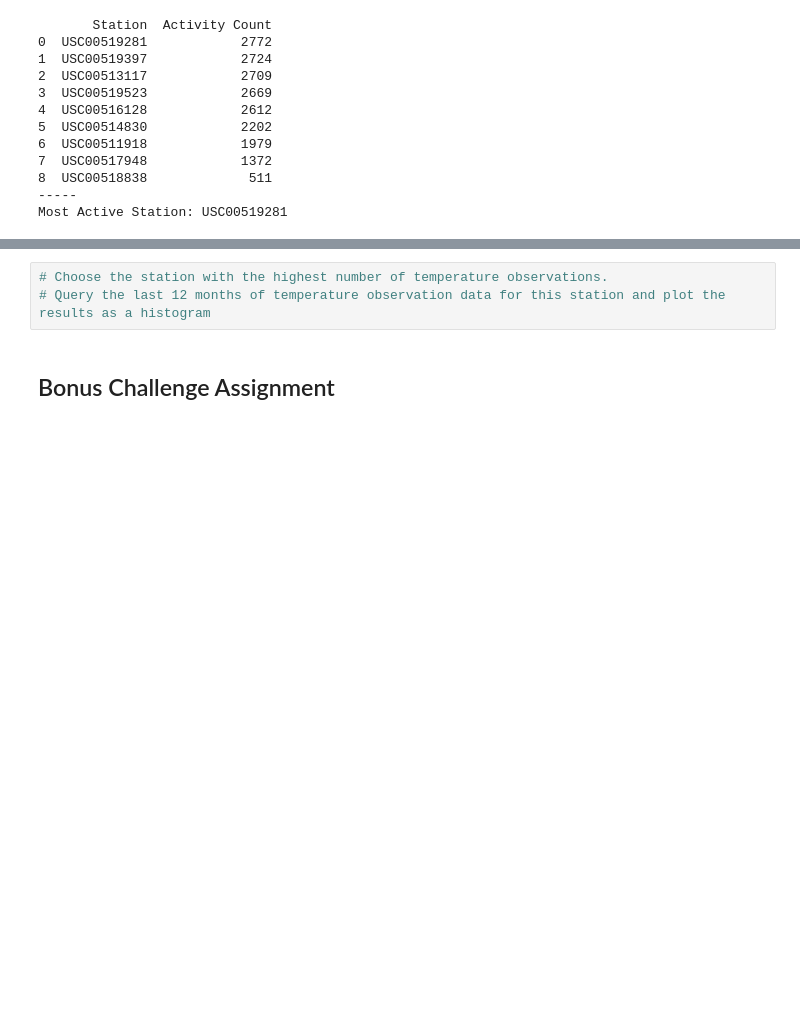
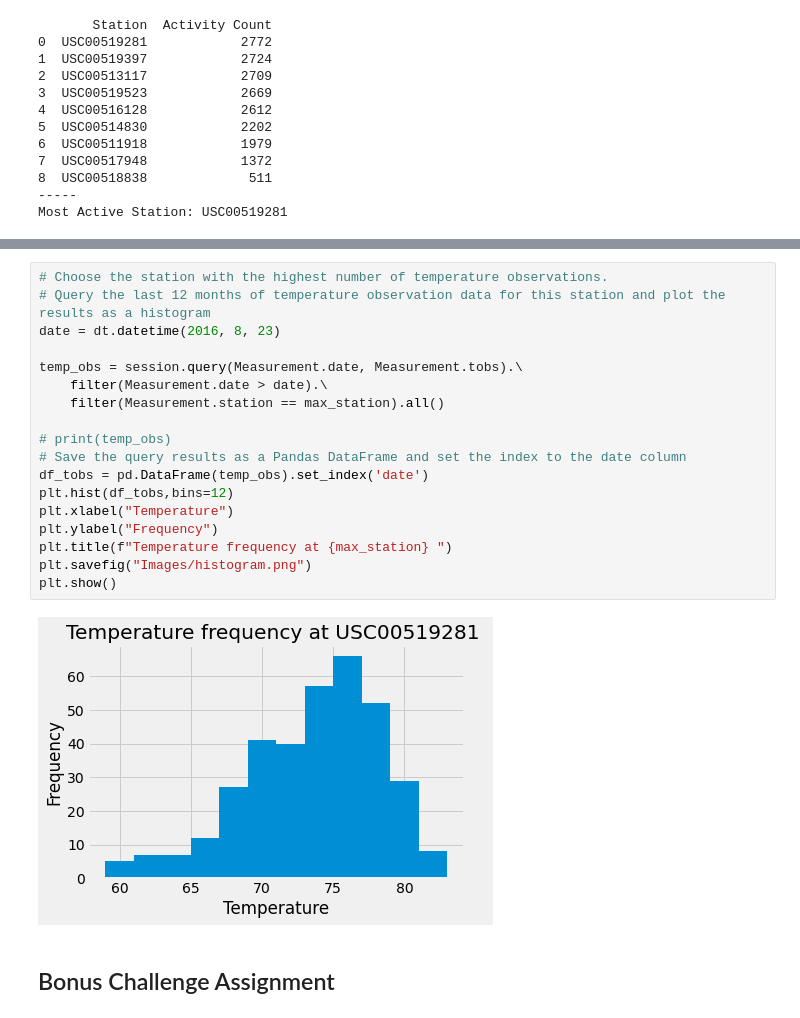
Before and after one commit to andyob715/sqlalchemy-project, a Jupyter notebook: climate_starter.ipynb, the cells around one changed output, grey strips where cells are left out. Cells and saved outputs as stored; diff of their text form; blank space fills up the shorter version.

```diff
--- a/climate_starter.ipynb
+++ b/climate_starter.ipynb
@@ -169,6 +169,23 @@ max_station_data_df.set_index('station')
 # %%
 # Choose the station with the highest number of temperature observations.
 # Query the last 12 months of temperature observation data for this station and plot the results as a histogram
+date = dt.datetime(2016, 8, 23)
+
+temp_obs = session.query(Measurement.date, Measurement.tobs).\
+    filter(Measurement.date > date).\
+    filter(Measurement.station == max_station).all()
+
+# print(temp_obs)
+# Save the query results as a Pandas DataFrame and set the index to the date column
+df_tobs = pd.DataFrame(temp_obs).set_index('date')
+plt.hist(df_tobs,bins=12)
+plt.xlabel("Temperature")
+plt.ylabel("Frequency")
+plt.title(f"Temperature frequency at {max_station} ")
+plt.savefig("Images/histogram.png")
+plt.show()
+# %% [output]
+[figure, added]
 # %% [markdown]
 ## Bonus Challenge Assignment
 # %%
```
Also changed, not shown: parts of 1 cell of this notebook, 1 other file.
